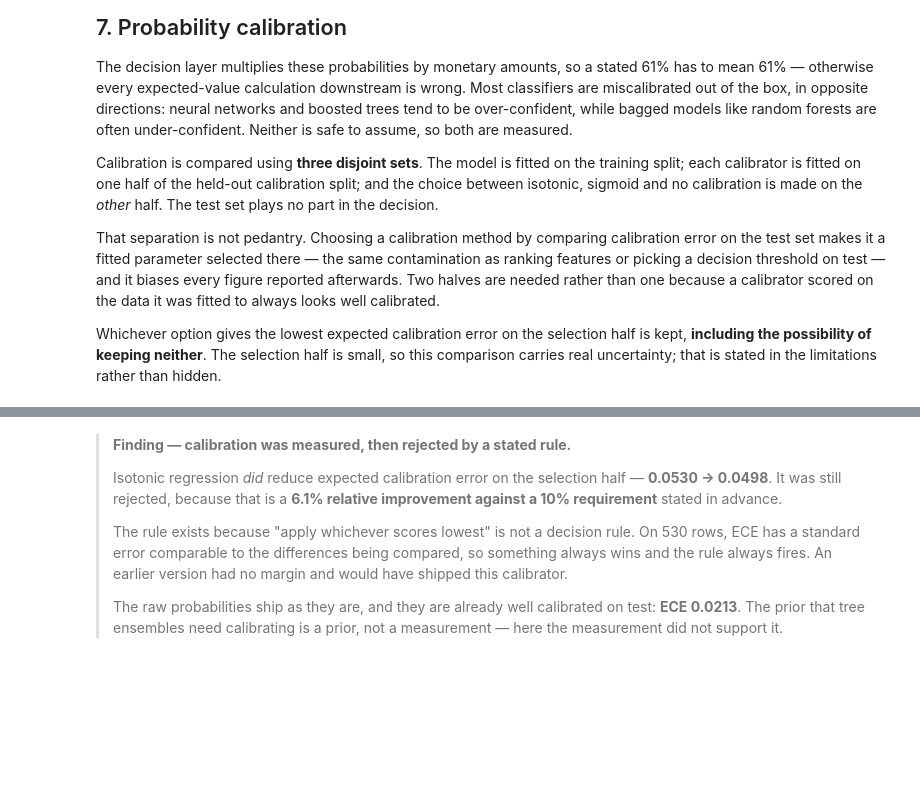
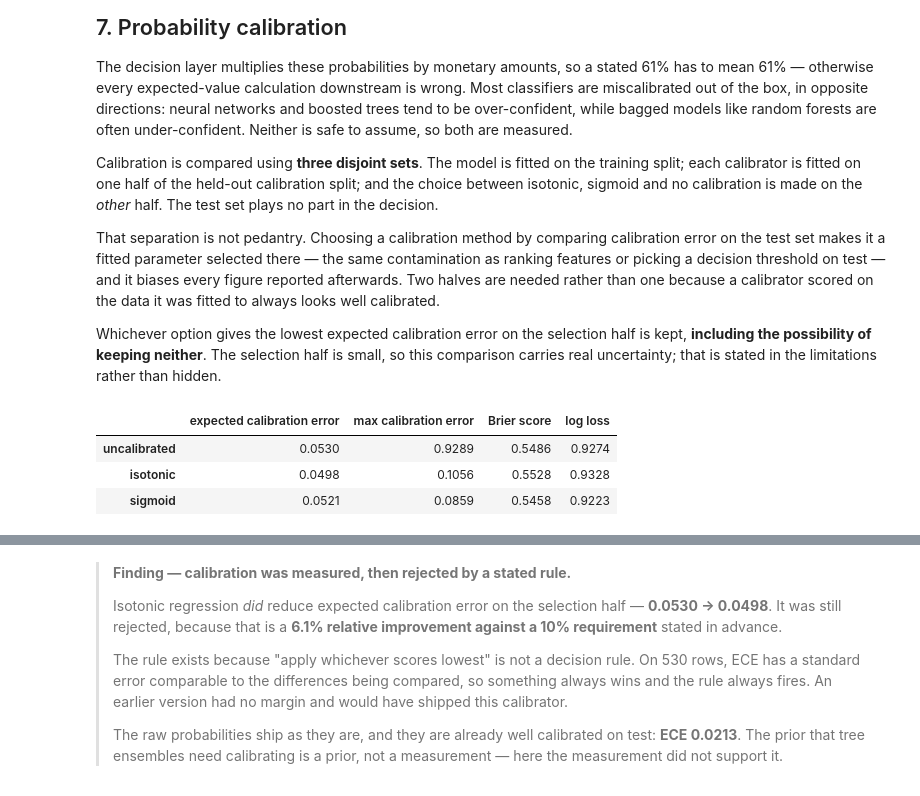
Before and after one commit to venkatasuda/campaign-group-predictor, a Jupyter notebook: notebooks/01_analysis.ipynb, the cells around one changed output, grey strips where cells are left out. Cells and saved outputs as stored; diff of their text form; code cells hidden in the pictures; blank space fills up the shorter version.

```diff
--- a/notebooks/01_analysis.ipynb
+++ b/notebooks/01_analysis.ipynb
@@ -374,22 +512,18 @@ That separation is not pedantry. Choosing a calibration method by comparing cali
 
 Whichever option gives the lowest expected calibration error on the selection half is kept, **including the possibility of keeping neither**. The selection half is small, so this comparison carries real uncertainty; that is stated in the limitations rather than hidden.
 # %%
-from sklearn.model_selection import train_test_split
-
-from notebooks.analysis_support import calibration_table
-from src.calibration import compare_calibration_methods
-
 # Three disjoint sets: the model was fitted on train; the calibrator is fitted on one half of the calibration split; the choice between methods is made on the other half.
 # A calibrator scored on its own fitting data always looks well calibrated.
 
-X_cal_fit, X_cal_eval, y_cal_fit, y_cal_eval = train_test_split(
-    X_calib, y_calib, test_size=0.5, stratify=y_calib, random_state=RANDOM_STATE
-)
+X_cal_fit, X_cal_eval, y_cal_fit, y_cal_eval = train_test_split(X_calib, y_calib, test_size=0.5, stratify=y_calib, random_state=RANDOM_STATE)
 
 comparison = compare_calibration_methods(champion, X_cal_fit, y_cal_fit, X_cal_eval, y_cal_eval)
-RESULTS["calibration_selected_on"] = (
-    f"held-out half of the calibration split (n={len(X_cal_eval)}), never the test set"
-)
+RESULTS["calibration_selected_on"] = (f"held-out half of the calibration split (n={len(X_cal_eval)}), never the test set")
 
 calibration_table(comparison)
+# %% [output]
+|  | expected calibration error | max calibration error | Brier score | log loss |
+| uncalibrated | 0.0530 | 0.9289 | 0.5486 | 0.9274 |
+| isotonic | 0.0498 | 0.1056 | 0.5528 | 0.9328 |
+| sigmoid | 0.0521 | 0.0859 | 0.5458 | 0.9223 |
 # %%
```
Also changed, not shown: parts of 39 cells of this notebook.
